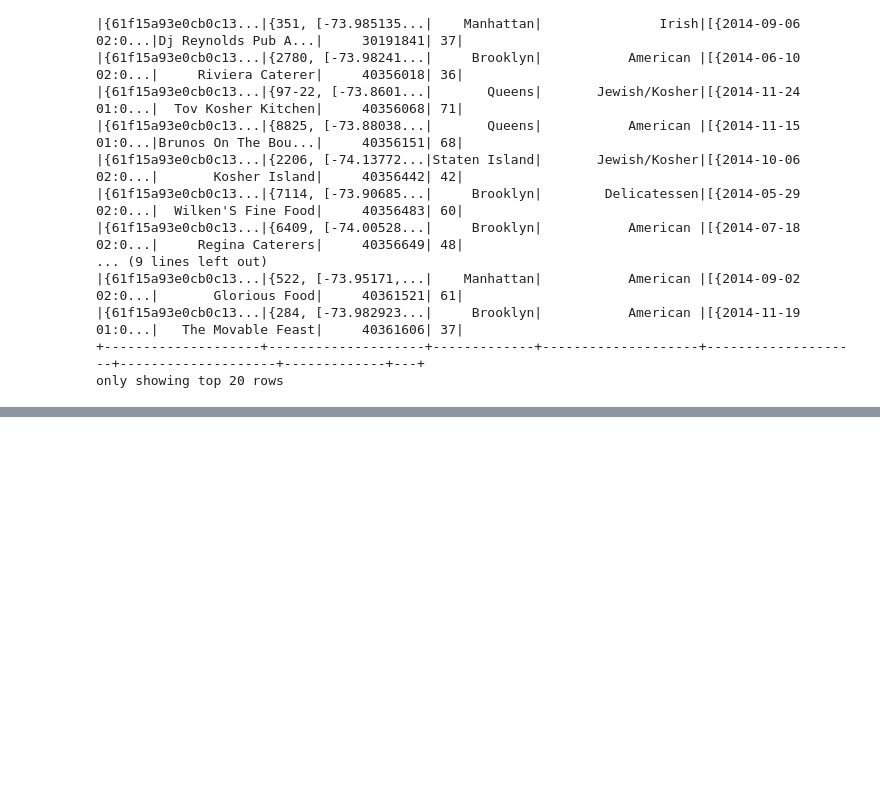
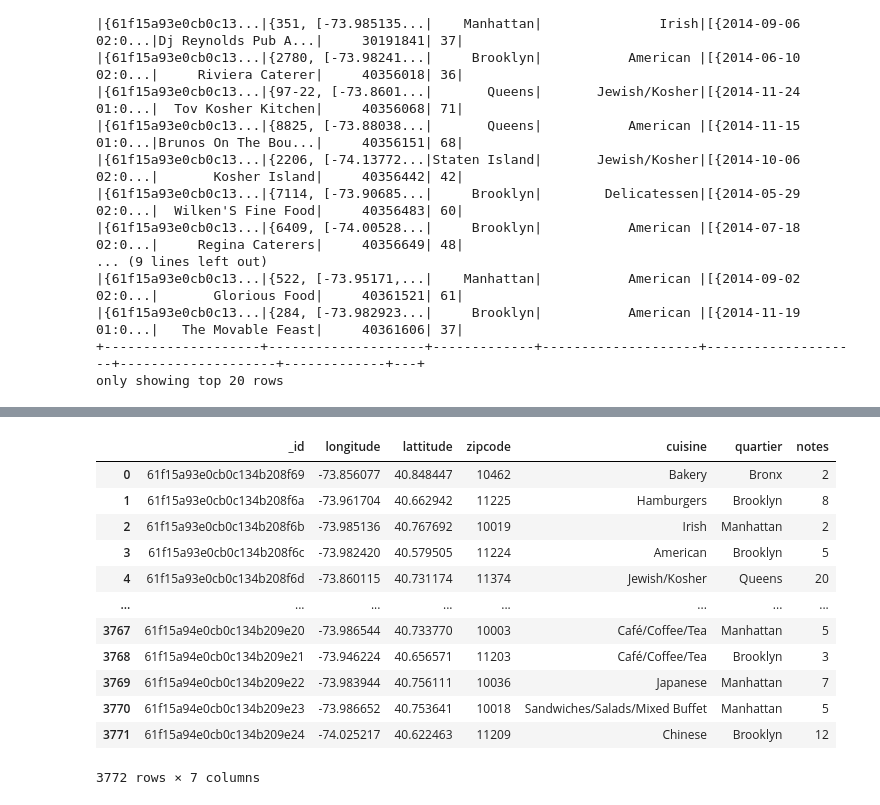
Before and after one commit to atchiasso/IAData_cours_2, a Jupyter notebook: Big Data/projet_bigdata.ipynb, the cells around one changed output, grey strips where cells are left out. Drawn from its saved outputs; the diff is of its cells as text; code cells hidden in the pictures; blank space fills up the shorter version.

```diff
--- a/Big Data/projet_bigdata.ipynb
+++ b/Big Data/projet_bigdata.ipynb
@@ -187,0 +175,25 @@ restaurants_df.describe().show()
+# %%
+import pymongo
+import pandas as pd
+from pymongo import MongoClient
+
+#MongoDB collection to Pandas dataframe
+c = MongoClient()
+db = c.restaurantsdb
+input_data = db.restau_df
+df = pd.DataFrame(list(input_data.find()))
+df
+# %% [output]
+|  | _id | longitude | lattitude | zipcode | cuisine | quartier | notes |
+| 0 | 61f15a93e0cb0c134b208f69 | -73.856077 | 40.848447 | 10462 | Bakery | Bronx | 2 |
+| 1 | 61f15a93e0cb0c134b208f6a | -73.961704 | 40.662942 | 11225 | Hamburgers | Brooklyn | 8 |
+| 2 | 61f15a93e0cb0c134b208f6b | -73.985136 | 40.767692 | 10019 | Irish | Manhattan | 2 |
+| 3 | 61f15a93e0cb0c134b208f6c | -73.982420 | 40.579505 | 11224 | American | Brooklyn | 5 |
+| 4 | 61f15a93e0cb0c134b208f6d | -73.860115 | 40.731174 | 11374 | Jewish/Kosher | Queens | 20 |
+| ... | ... | ... | ... | ... | ... | ... | ... |
+| 3767 | 61f15a94e0cb0c134b209e20 | -73.986544 | 40.733770 | 10003 | Café/Coffee/Tea | Manhattan | 5 |
+| 3768 | 61f15a94e0cb0c134b209e21 | -73.946224 | 40.656571 | 11203 | Café/Coffee/Tea | Brooklyn | 3 |
+| 3769 | 61f15a94e0cb0c134b209e22 | -73.983944 | 40.756111 | 10036 | Japanese | Manhattan | 7 |
+| 3770 | 61f15a94e0cb0c134b209e23 | -73.986652 | 40.753641 | 10018 | Sandwiches/Salads/Mixed Buffet | Manhattan | 5 |
+| 3771 | 61f15a94e0cb0c134b209e24 | -74.025217 | 40.622463 | 11209 | Chinese | Brooklyn | 12 |
+3772 rows × 7 columns
```
Also changed, not shown: parts of 19 cells of this notebook.
